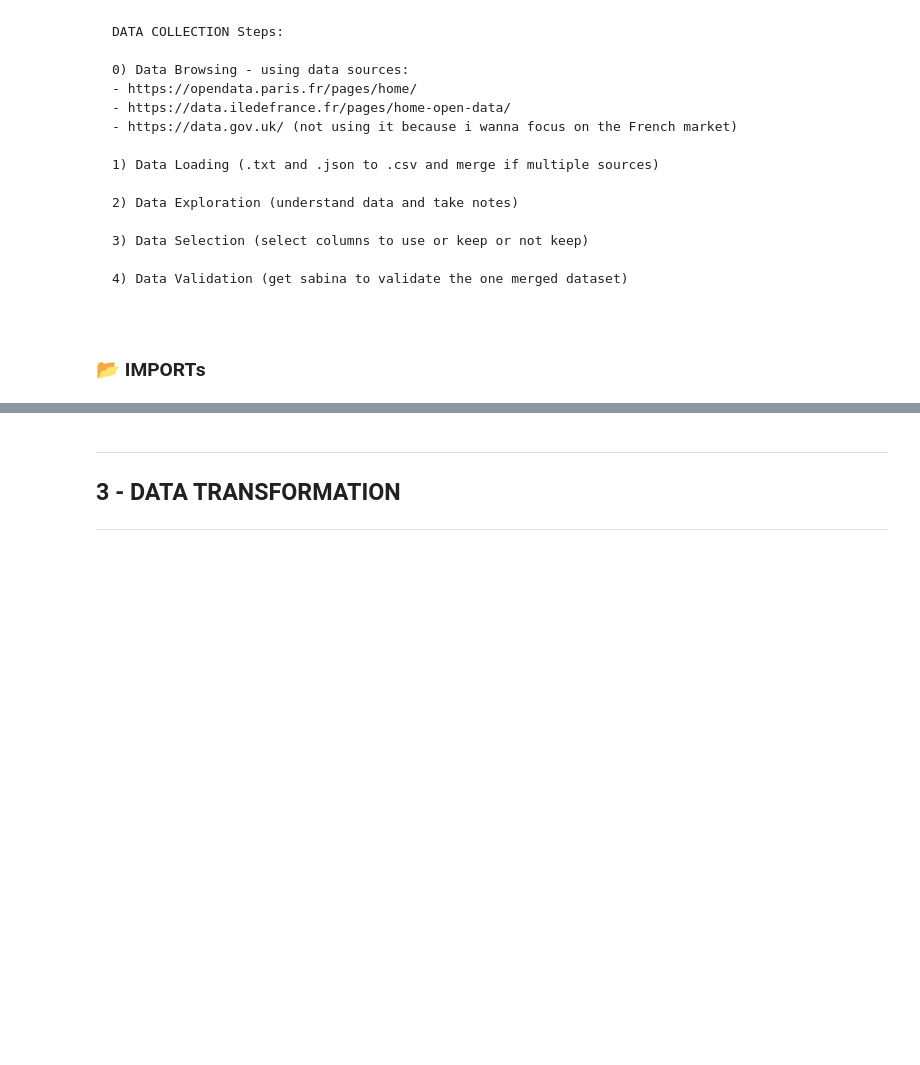
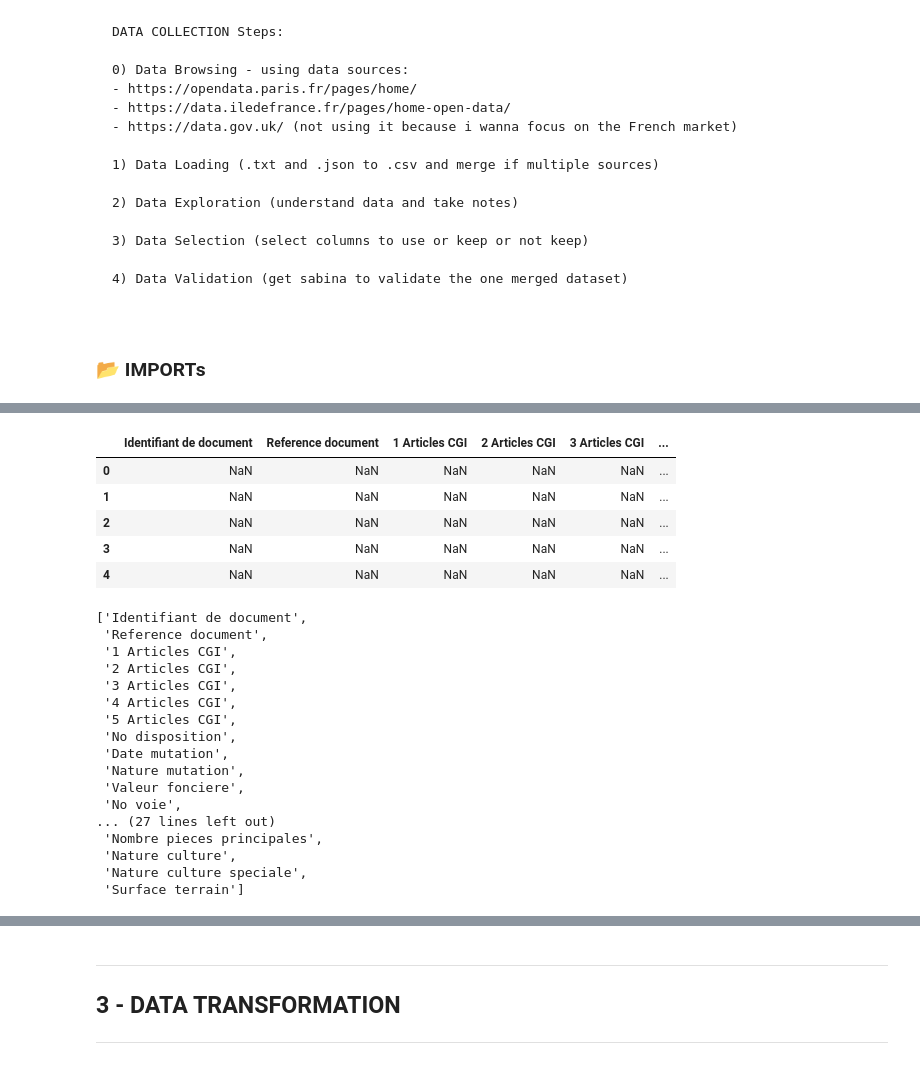
Before and after one commit to samia-boubaya/rncp-project, a Jupyter notebook: notebooks/ERD_00_data_validation.ipynb, the cells around one changed output, grey strips where cells are left out. Cells and saved outputs as stored; diff of their text form; code cells hidden in the pictures; blank space fills up the shorter version.

```diff
--- a/notebooks/ERD_00_data_validation.ipynb
+++ b/notebooks/ERD_00_data_validation.ipynb
@@ -286,0 +347,22 @@ print(100*"-")
+# %%
+import pandas as pd
+
+# DVF DATA 2020_S2 - 2025_S1
+# the files are separated by pipe and tab, so must specify both as separators
+df_valeurs_foncieres_2020 = pd.read_csv("../data/raw/ValeursFoncieres-2020-S2.txt", sep="|",low_memory=True)
+df_valeurs_foncieres_2021 = pd.read_csv("../data/raw/ValeursFoncieres-2021.txt", sep="|", low_memory=True)
+df_valeurs_foncieres_2022 = pd.read_csv("../data/raw/ValeursFoncieres-2022.txt", sep="|", low_memory=True)
+df_valeurs_foncieres_2023 = pd.read_csv("../data/raw/ValeursFoncieres-2023.txt", sep="|", low_memory=True)
+df_valeurs_foncieres_2024 = pd.read_csv("../data/raw/ValeursFoncieres-2024.txt", sep="|", low_memory=True)
+df_valeurs_foncieres_2025 = pd.read_csv("../data/raw/ValeursFoncieres-2025-S1.txt", sep="|", low_memory=True)
+
+#df_valeurs_foncieres = pd.concat([df_valeurs_foncieres_2021, df_valeurs_foncieres_2022, df_valeurs_foncieres_2023, df_valeurs_foncieres_2024, df_valeurs_foncieres_2025], ignore_index=True)
+
+# Save as CSV
+#df_valeurs_foncieres.to_csv("../data/processed/ValeursFoncieres_2020-S2_2025-S1.csv", index=False)
+
+# Display Valeurs Foncières data 2020-2025
+#print("Valeurs Foncières 2020-2025:")
+#display(df_valeurs_foncieres.head())
+
+display(df_valeurs_foncieres_2020.head())
@@ -286,0 +477,27 @@ print(100*"-")
+# %%
+display(df_valeurs_foncieres_2021.head())
+display(df_valeurs_foncieres_2021.columns.tolist())
+# %% [output]
+|  | Identifiant de document | Reference document | 1 Articles CGI | 2 Articles CGI | 3 Articles CGI | ... |
+| 0 | NaN | NaN | NaN | NaN | NaN | ... |
+| 1 | NaN | NaN | NaN | NaN | NaN | ... |
+| 2 | NaN | NaN | NaN | NaN | NaN | ... |
+| 3 | NaN | NaN | NaN | NaN | NaN | ... |
+| 4 | NaN | NaN | NaN | NaN | NaN | ... |
+['Identifiant de document',
+ 'Reference document',
+ '1 Articles CGI',
+ '2 Articles CGI',
+ '3 Articles CGI',
+ '4 Articles CGI',
+ '5 Articles CGI',
+ 'No disposition',
+ 'Date mutation',
+ 'Nature mutation',
+ 'Valeur fonciere',
+ 'No voie',
+... (27 lines left out)
+ 'Nombre pieces principales',
+ 'Nature culture',
+ 'Nature culture speciale',
+ 'Surface terrain']
```
Also changed, not shown: parts of 22 cells of this notebook, 5 other files.
